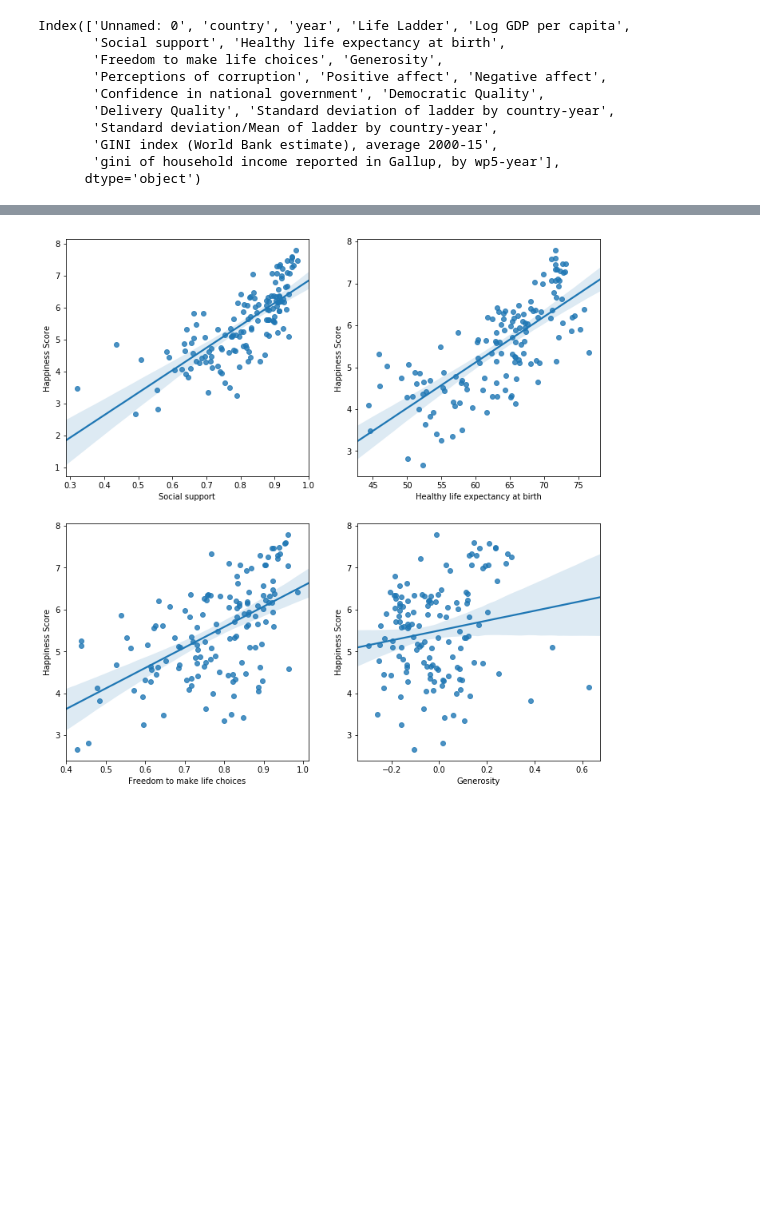
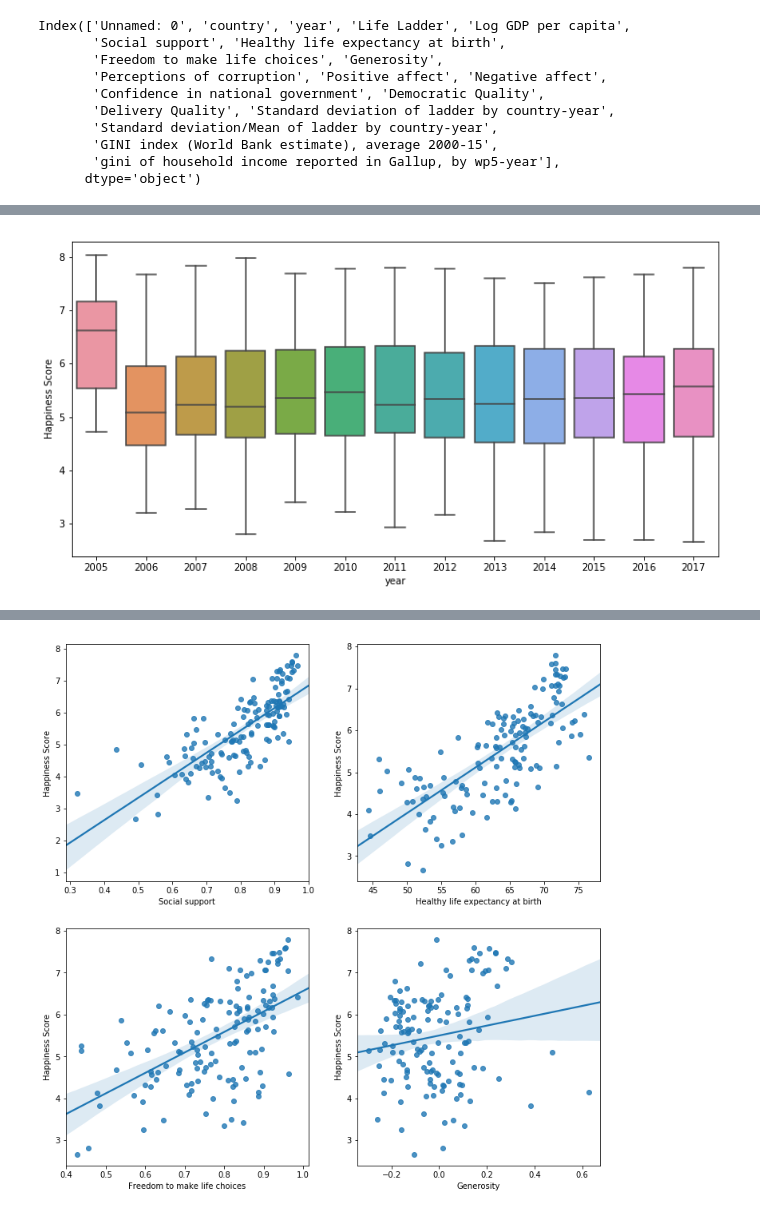
Before and after one commit to interactive-data-science-project-team/world-happiness-visualization, a Jupyter notebook: notebooks/Exploratory Data Analysis.ipynb, the cells around one changed output, grey strips where cells are left out. Saved outputs shown, nothing was run; the diff lists cells and outputs as text; code cells hidden in the pictures; blank space fills up the shorter version.

```diff
--- a/notebooks/Exploratory Data Analysis.ipynb
+++ b/notebooks/Exploratory Data Analysis.ipynb
@@ -68,0 +93,9 @@ plt.show()
+# %%
+plt.figure(figsize=(12, 6))
+
+sns.boxplot(x='year', y='Life Ladder',data=df)
+plt.ylabel('Happiness Score')
+
+plt.show()
+# %% [output]
+[figure, added]
```
Also changed, not shown: parts of 8 cells of this notebook, 2 other files.
